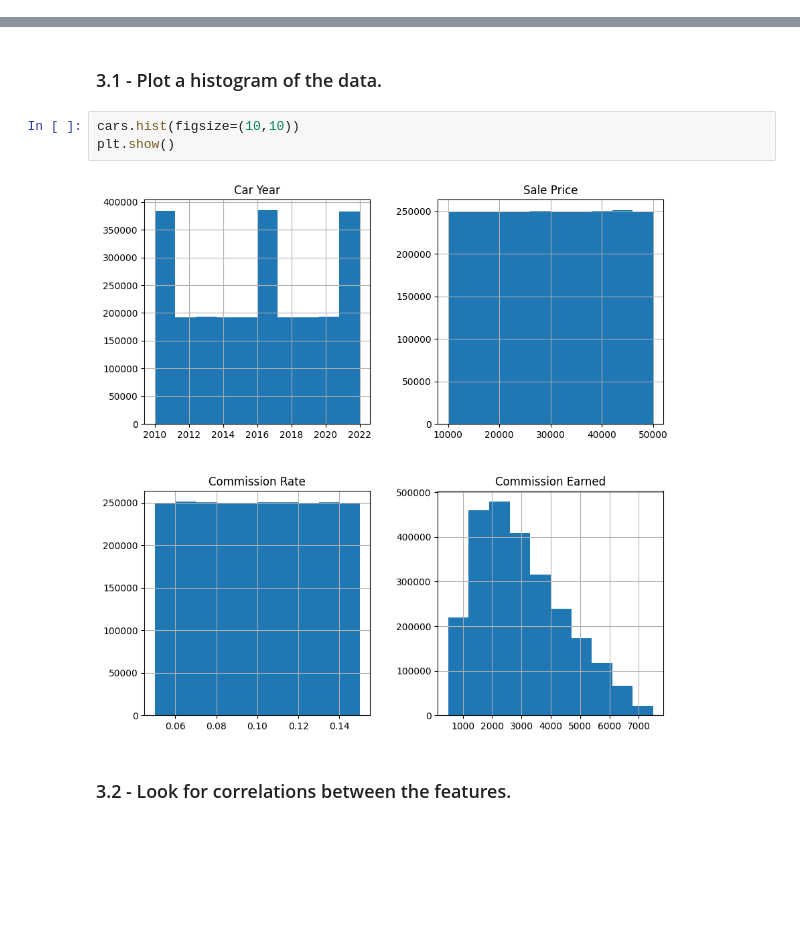
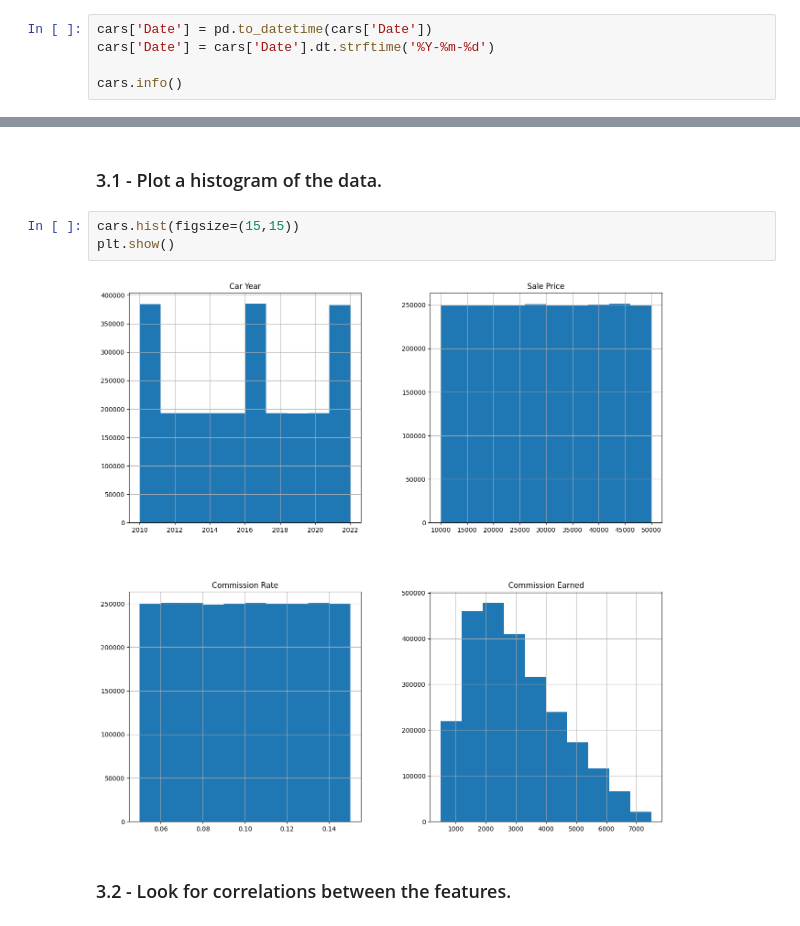
Before and after one commit to ParmarHarsh/Car-Sales-Prediction, a Jupyter notebook: Project-Group-50.ipynb, the cells around one changed output, grey strips where cells are left out. Drawn from its saved outputs; the diff is of its cells as text; blank space fills up the shorter version.

```diff
--- a/Project-Group-50.ipynb
+++ b/Project-Group-50.ipynb
@@ -109,0 +91,5 @@ memory usage: 171.7+ MB
+# %%
+cars['Date'] = pd.to_datetime(cars['Date'])
+cars['Date'] = cars['Date'].dt.strftime('%Y-%m-%d')
+
+cars.info()
@@ -118,10 +121,10 @@ cars.shape
 # %% [markdown]
 ### 3.1 - Plot a histogram of the data.
 # %%
-cars.hist(figsize=(10,10))
+cars.hist(figsize=(15,15))
 plt.show()
 # %% [output]
-[figure, old version]
+[figure, new version]
 # %% [markdown]
 ### 3.2 - Look for correlations between the features.
 # %% [markdown]
```
Also changed, not shown: parts of 27 cells of this notebook.
